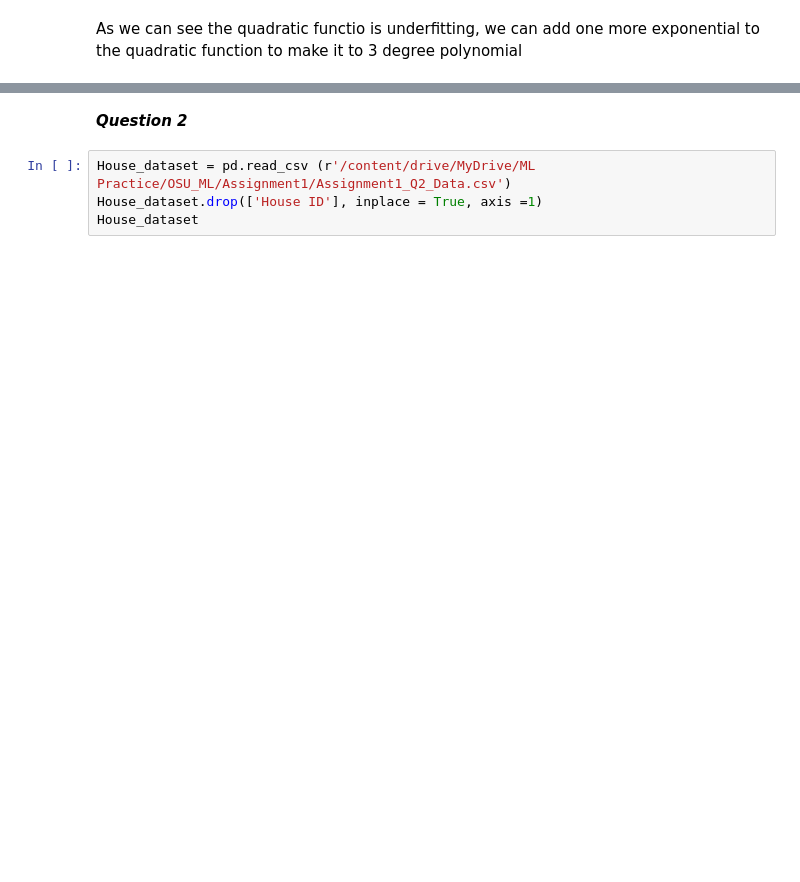
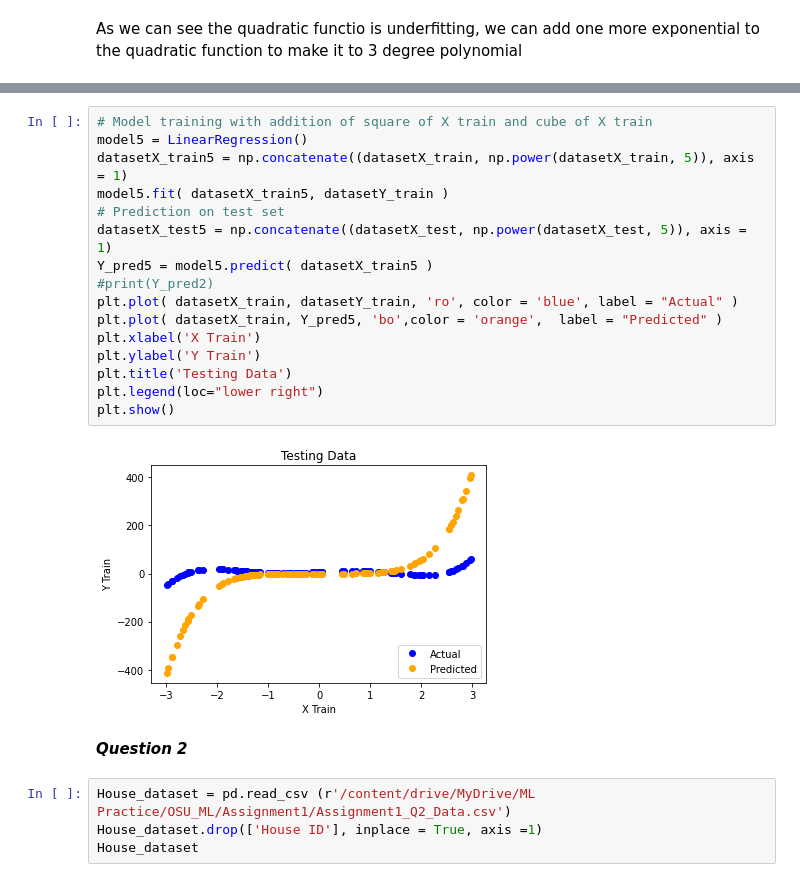
Before and after one commit to raghavaraghav3/Machine-Learning, a Jupyter notebook: Assignment1.ipynb, the cells around one changed output, grey strips where cells are left out. Drawn from its saved outputs; the diff is of its cells as text; blank space fills up the shorter version.

```diff
--- a/Assignment1.ipynb
+++ b/Assignment1.ipynb
@@ -159,3 +159,21 @@ plt.show()
+# %%
+# Model training with addition of square of X train and cube of X train
+model5 = LinearRegression()
+datasetX_train5 = np.concatenate((datasetX_train, np.power(datasetX_train, 5)), axis = 1)
+model5.fit( datasetX_train5, datasetY_train )
+# Prediction on test set
+datasetX_test5 = np.concatenate((datasetX_test, np.power(datasetX_test, 5)), axis = 1)
+Y_pred5 = model5.predict( datasetX_train5 )
+#print(Y_pred2)
+plt.plot( datasetX_train, datasetY_train, 'ro', color = 'blue', label = "Actual" )
+plt.plot( datasetX_train, Y_pred5, 'bo',color = 'orange',  label = "Predicted" )
+plt.xlabel('X Train')
+plt.ylabel('Y Train')
+plt.title('Testing Data')
+plt.legend(loc="lower right")
+plt.show()
+# %% [output]
+[figure, added]
 # %% [markdown]
 ***Question 2***
 # %%
```
Also changed, not shown: parts of 4 cells of this notebook.
